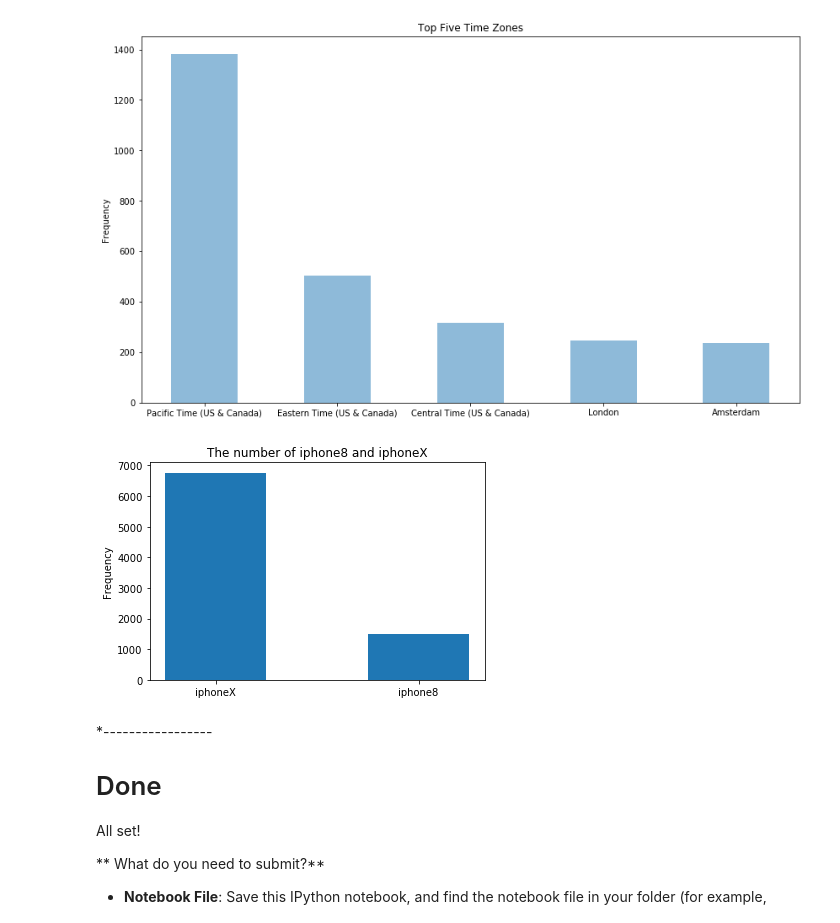
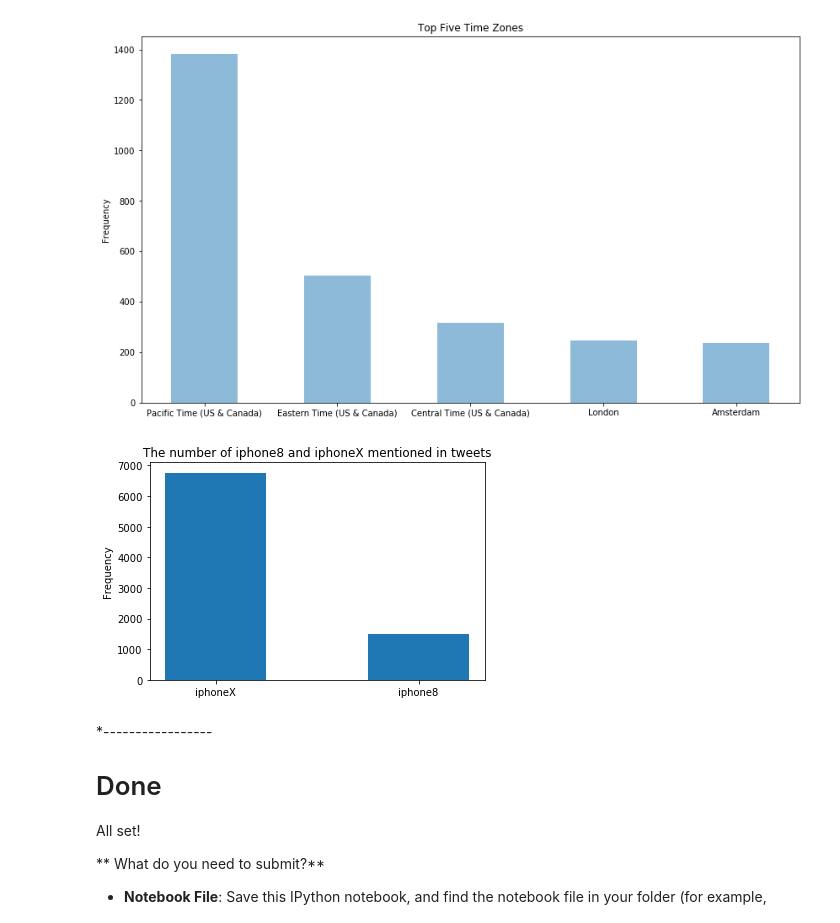
Before and after one commit to tianhaopx/Case-Study-of-Data-Science, a Jupyter notebook: CaseStudy1.ipynb, the cells around one changed output. Cells and saved outputs as stored; diff of their text form; code cells hidden in the pictures.

```diff
--- a/CaseStudy1.ipynb
+++ b/CaseStudy1.ipynb
@@ -563,34 +563,33 @@ plt.show()
 [figure]
 [figure]
 # %%
-
+# Calculate the amount of the two different products mentioned in the collected tweets
 import matplotlib.pyplot as plt
 from collections import Counter
 
 iphone_tweets_data = load_json('problem1.json')
 count = []
 for tweet in iphone_tweets_data:
     if "text" in tweet.keys():
             sentences = tweet['text']
             if "iphone 8" in sentences.lower() or "iphone8" in sentences.lower():
                 count.append("iphone8")
             if "iphone x" in sentences.lower() or "iphonex" in sentences.lower():
                 count.append("iphoneX")
 counter = Counter(count)
 #print(counter)
 x, y = [], []
 for key in counter.keys():
     x.append(key)
 for value in counter.values():
     y.append(value)
 plt.bar(range(len(y)), y, align='center', width=0.5)
-#plt.xlabel("Iphone")
 plt.xticks(range(len(x)), x)
 plt.ylabel("Frequency")
-plt.title("The number of iphone8 and iphoneX")
+plt.title("The number of iphone8 and iphoneX mentioned in tweets")
 plt.show()
 # %% [output]
-[figure, old version]
+[figure, new version]
 # %% [markdown]
 *-----------------
 # Done
```
